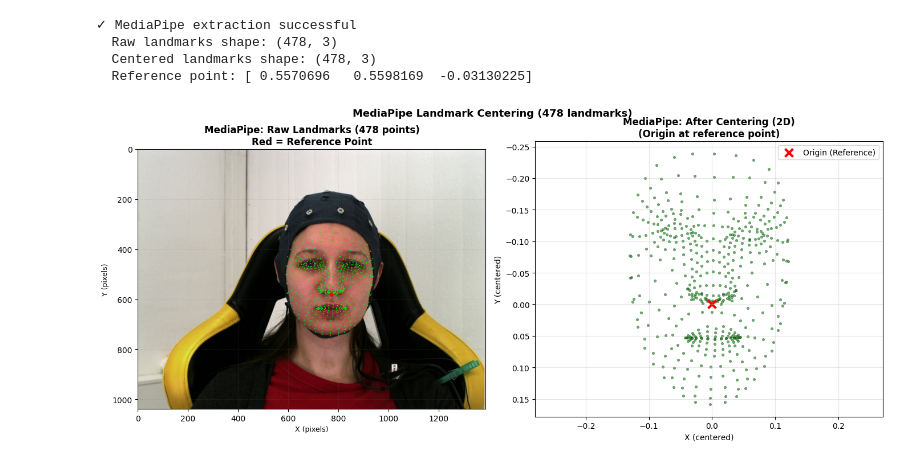
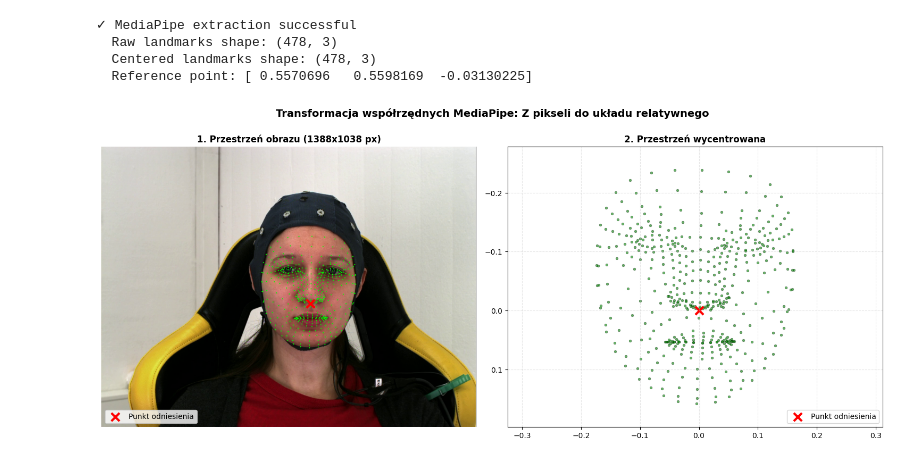
Before and after one commit to alicka33/automatic-pain-recognition, a Jupyter notebook: data_preparation/data_preparation/centering.ipynb, the cells around one changed output. Saved outputs shown, nothing was run; the diff lists cells and outputs as text; code cells hidden in the pictures.

Commit message:
Fixed centering

```diff
--- a/data_preparation/data_preparation/centering.ipynb
+++ b/data_preparation/data_preparation/centering.ipynb
@@ -236,49 +244,67 @@ else:
   Reference point: [ 0.5570696   0.5598169  -0.03130225]
 # %%
 if mp_raw is not None and mp_centered is not None:
-    fig, axes = plt.subplots(1, 2, figsize=(14, 6))
+    # Zwiększamy figsize, aby ramki miały miejsce na legendy
+    fig, axes = plt.subplots(1, 2, figsize=(15, 7))
 
-    # Raw landmarks on image
+    h, w = sample_frame.shape[:2]
+    aspect_ratio = w / h
+
+    # --- LEWY WYKRES: Raw landmarks on image ---
     ax = axes[0]
     img_raw = sample_frame.copy()
-    h, w = sample_frame.shape[:2]
 
+    # Rysujemy zielone punkty (inne)
     for lm in mp_raw:
         cx, cy = int(lm[0] * w), int(lm[1] * h)
         cv2.circle(img_raw, (cx, cy), 2, (0, 255, 0), -1)
 
-    # Mark reference point
+    # Wyświetlamy zdjęcie
+    ax.imshow(cv2.cvtColor(img_raw, cv2.COLOR_BGR2RGB))
+
     ref_lm = mp_raw[2]
-    rcx, rcy = int(ref_lm[0] * w), int(ref_lm[1] * h)
-    cv2.circle(img_raw, (rcx, rcy), 8, (0, 0, 255), -1)
+    rcx, rcy = ref_lm[0] * w, ref_lm[1] * h
+    ax.scatter(rcx, rcy, c='red', s=120, marker='x', linewidth=3, label='Punkt odniesienia')
 
-    ax.imshow(cv2.cvtColor(img_raw, cv2.COLOR_BGR2RGB))
-    ax.set_title('MediaPipe: Raw Landmarks (478 points)\nRed = Reference Point',
-                 fontsize=12, fontweight='bold')
+    ax.set_title(f'1. Przestrzeń obrazu ({w}x{h} px)', fontsize=12, fontweight='bold')
+    ax.set_axis_off()
+    ax.legend(loc='lower left')
 
-    # Add grid to show coordinate system
-    ax.set_xlim(0, w)
-    ax.set_ylim(h, 0)  # Invert y-axis to match image coordinates
-    ax.grid(True, alpha=0.2, color='gray', linestyle='--', linewidth=0.5)
-    ax.set_xlabel('X (pixels)', fontsize=9)
-    ax.set_ylabel('Y (pixels)', fontsize=9)
+    # --- PRAWY WYKRES: Centered landmarks ---
+    ax = axes[1]
 
-    # Centered landmarks in coordinate space (2D)
-    ax = axes[1]
-    ax.scatter(mp_centered[:, 0], mp_centered[:, 1],
-              c='green', s=10, alpha=0.6, edgecolors='black', linewidth=0.3)
-    ax.scatter(0, 0, c='red', s=100, marker='x', linewidth=3, label='Origin (Reference)')
+    x_centered_scaled = mp_centered[:, 0] * aspect_ratio
+    y_centered = mp_centered[:, 1]
+
+    ax.scatter(x_centered_scaled, y_centered,
+               c='green', s=12, alpha=0.6, edgecolors='black', linewidth=0.3)
+
+    # Czerwony 'X' w centrum (0,0)
+    ax.scatter(0, 0, c='red', s=120, marker='x', linewidth=3, label='Punkt odniesienia')
+
     ax.invert_yaxis()
-    ax.set_xlabel('X (centered)', fontsize=10)
-    ax.set_ylabel('Y (centered)', fontsize=10)
-    ax.set_title('MediaPipe: After Centering (2D)\n(Origin at reference point)',
-                 fontsize=12, fontweight='bold')
-    ax.grid(True, alpha=0.3)
-    ax.axis('equal')
-    ax.legend()
+    ax.set_aspect('equal', adjustable='box')
+
+    # Dynamiczne centrowanie widoku
+    face_center_x = (x_centered_scaled.max() + x_centered_scaled.min()) / 2
+    face_center_y = (y_centered.max() + y_centered.min()) / 2
+
+    total_height = y_centered.max() - y_centered.min()
+    half_range_y = (total_height * 1.2) / 2
+    half_range_x = half_range_y * aspect_ratio
+
+    ax.set_xlim(face_center_x - half_range_x, face_center_x + half_range_x)
+    ax.set_ylim(face_center_y + half_range_y, face_center_y - half_range_y)
+
+    ax.set_title('2. Przestrzeń wycentrowana', fontsize=12, fontweight='bold')
+    ax.grid(True, alpha=0.3, linestyle='--')
+    ax.legend(loc='lower right')
+
+    ax.set_facecolor('white')
 
     plt.tight_layout()
-    plt.suptitle('MediaPipe Landmark Centering (478 landmarks)', fontsize=13, fontweight='bold', y=1.00)
+    plt.suptitle('Transformacja współrzędnych MediaPipe: Z pikseli do układu relatywnego',
+                 fontsize=14, fontweight='bold', y=0.98)
     plt.show()
 # %% [output]
-[figure, old version]
+[figure, new version]
```
Also changed, not shown: parts of 2 cells of this notebook.
